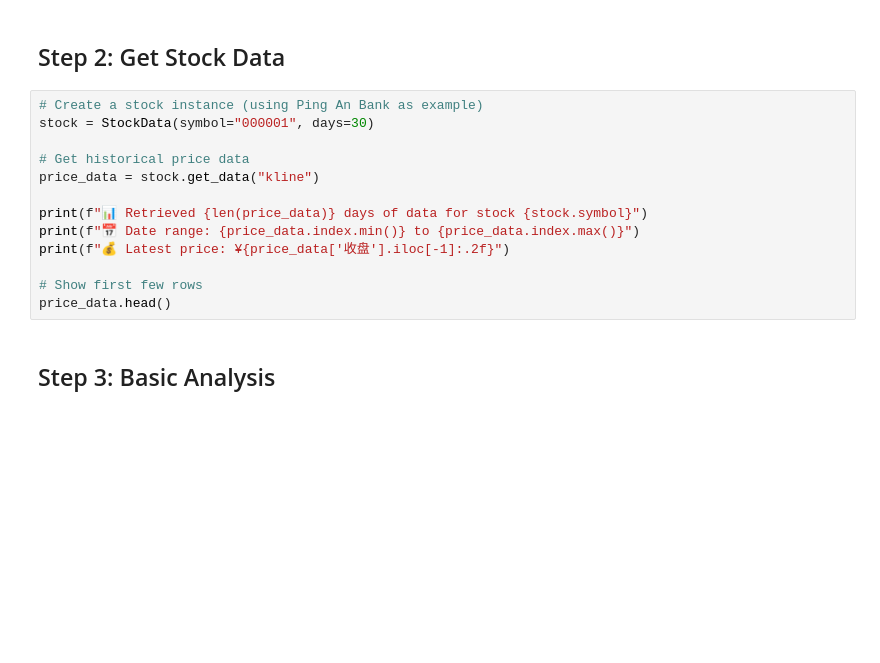
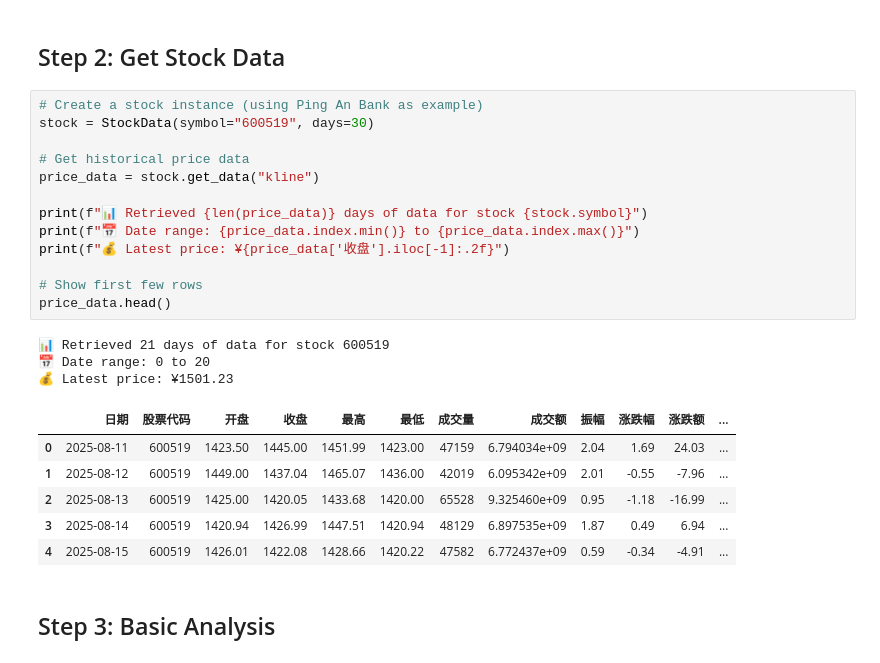
Before and after one commit to sjzsdu/china_stock_data, a Jupyter notebook: examples/quick_start.ipynb, the cells around one changed output. Cells and saved outputs as stored; diff of their text form; blank space fills up the shorter version.

```diff
--- a/examples/quick_start.ipynb
+++ b/examples/quick_start.ipynb
@@ -15,17 +18,27 @@ print("Ready to analyze Chinese stock market data! 📈")
 ## Step 2: Get Stock Data
 # %%
 # Create a stock instance (using Ping An Bank as example)
-stock = StockData(symbol="000001", days=30)
+stock = StockData(symbol="600519", days=30)
 
 # Get historical price data
 price_data = stock.get_data("kline")
 
 print(f"📊 Retrieved {len(price_data)} days of data for stock {stock.symbol}")
 print(f"📅 Date range: {price_data.index.min()} to {price_data.index.max()}")
 print(f"💰 Latest price: ¥{price_data['收盘'].iloc[-1]:.2f}")
 
 # Show first few rows
 price_data.head()
+# %% [output]
+📊 Retrieved 21 days of data for stock 600519
+📅 Date range: 0 to 20
+💰 Latest price: ¥1501.23
+|  | 日期 | 股票代码 | 开盘 | 收盘 | 最高 | 最低 | 成交量 | 成交额 | 振幅 | 涨跌幅 | 涨跌额 | ... |
+| 0 | 2025-08-11 | 600519 | 1423.50 | 1445.00 | 1451.99 | 1423.00 | 47159 | 6.794034e+09 | 2.04 | 1.69 | 24.03 | ... |
+| 1 | 2025-08-12 | 600519 | 1449.00 | 1437.04 | 1465.07 | 1436.00 | 42019 | 6.095342e+09 | 2.01 | -0.55 | -7.96 | ... |
+| 2 | 2025-08-13 | 600519 | 1425.00 | 1420.05 | 1433.68 | 1420.00 | 65528 | 9.325460e+09 | 0.95 | -1.18 | -16.99 | ... |
+| 3 | 2025-08-14 | 600519 | 1420.94 | 1426.99 | 1447.51 | 1420.94 | 48129 | 6.897535e+09 | 1.87 | 0.49 | 6.94 | ... |
+| 4 | 2025-08-15 | 600519 | 1426.01 | 1422.08 | 1428.66 | 1420.22 | 47582 | 6.772437e+09 | 0.59 | -0.34 | -4.91 | ... |
 # %% [markdown]
 ## Step 3: Basic Analysis
 # %%
```
Also changed, not shown: parts of 5 cells of this notebook, 7 other files.
